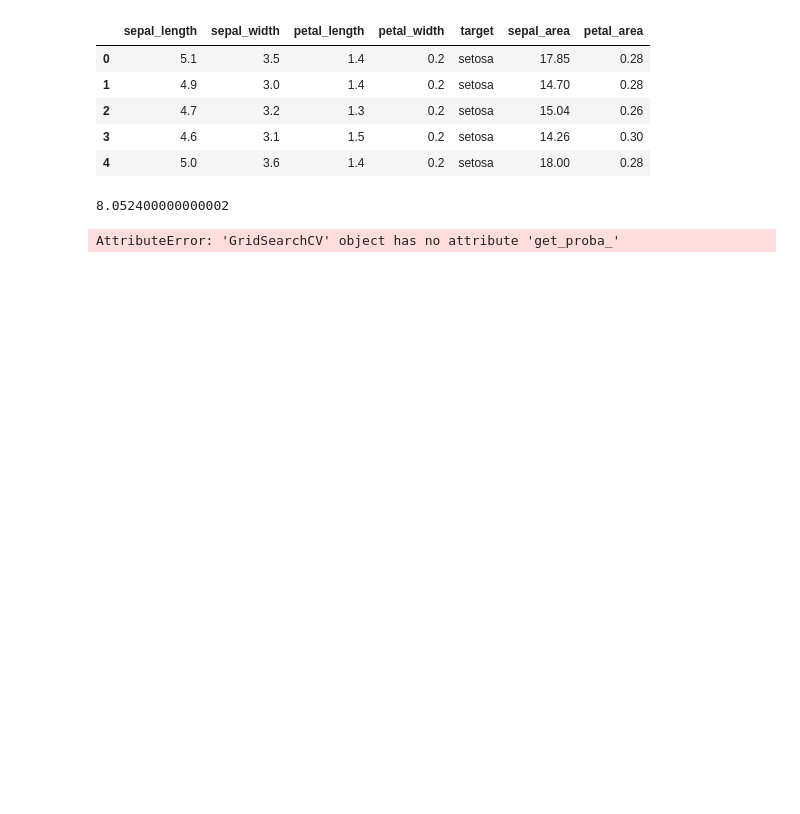
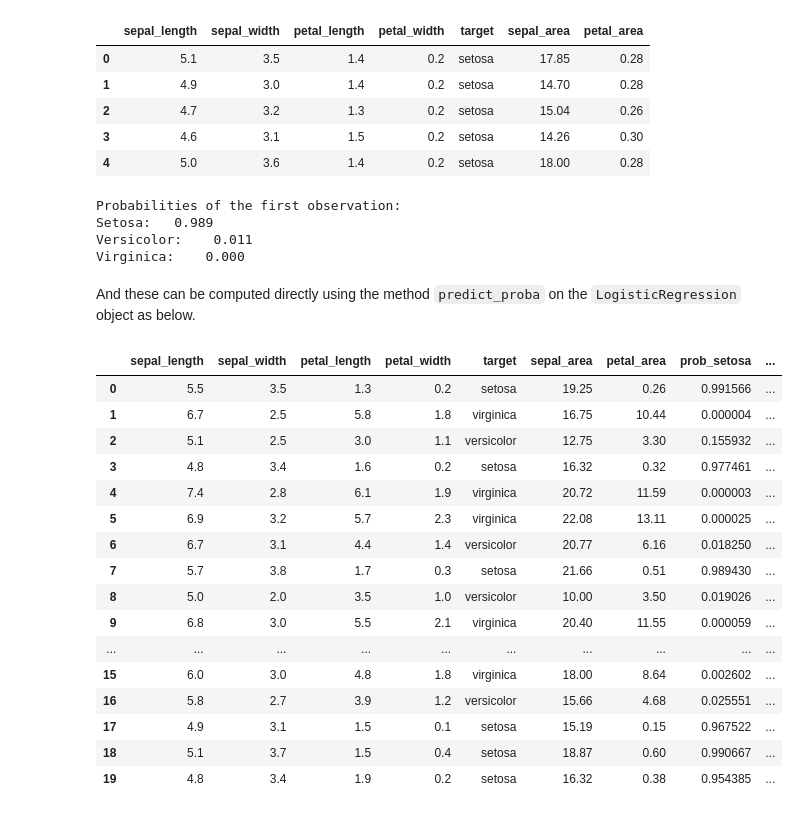
Before and after one commit to amjadfarman/iris_problem, a Jupyter notebook: iris_problem.ipynb, the cells around one changed output. Cells and saved outputs as stored; diff of their text form; code cells hidden in the pictures; blank space fills up the shorter version.

Commit message:
The equation corrected and the final model is used to predict the probabilities

```diff
--- a/iris_problem.ipynb
+++ b/iris_problem.ipynb
@@ -369,11 +364,52 @@ iris_data.head()
 | 2 | 4.7 | 3.2 | 1.3 | 0.2 | setosa | 15.04 | 0.26 |
 | 3 | 4.6 | 3.1 | 1.5 | 0.2 | setosa | 14.26 | 0.30 |
 | 4 | 5.0 | 3.6 | 1.4 | 0.2 | setosa | 18.00 | 0.28 |
-# %%
-10.195-1.134*.2-2.658*1.4+0.34*17.85-0.836*5.1
-# %% [output]
-8.052400000000002
-# %%
-clf.get_proba_
-# %% [output]
-AttributeError: 'GridSearchCV' object has no attribute 'get_proba_'
+# %%
+p1_setosa = np.exp(best_model.best_estimator_.intercept_[0] + sum(best_model.best_estimator_.coef_[0] * iris_data.loc[0, model_features])) \
+/(np.exp(best_model.best_estimator_.intercept_[0] + sum(best_model.best_estimator_.coef_[0] * iris_data.loc[0, model_features])) \
+  + np.exp(best_model.best_estimator_.intercept_[1] + sum(best_model.best_estimator_.coef_[1] * iris_data.loc[0, model_features])) \
+  + np.exp(best_model.best_estimator_.intercept_[2] + sum(best_model.best_estimator_.coef_[2] * iris_data.loc[0, model_features])))
+p1_versicolor = np.exp(best_model.best_estimator_.intercept_[1] + sum(best_model.best_estimator_.coef_[1] * iris_data.loc[0, model_features])) \
+/(np.exp(best_model.best_estimator_.intercept_[0] + sum(best_model.best_estimator_.coef_[0] * iris_data.loc[0, model_features])) \
+  + np.exp(best_model.best_estimator_.intercept_[1] + sum(best_model.best_estimator_.coef_[1] * iris_data.loc[0, model_features])) \
+  + np.exp(best_model.best_estimator_.intercept_[2] + sum(best_model.best_estimator_.coef_[2] * iris_data.loc[0, model_features])))
+p1_virginica = np.exp(best_model.best_estimator_.intercept_[2] + sum(best_model.best_estimator_.coef_[2] * iris_data.loc[0, model_features])) \
+/(np.exp(best_model.best_estimator_.intercept_[0] + sum(best_model.best_estimator_.coef_[0] * iris_data.loc[0, model_features])) \
+  + np.exp(best_model.best_estimator_.intercept_[1] + sum(best_model.best_estimator_.coef_[1] * iris_data.loc[0, model_features])) \
+  + np.exp(best_model.best_estimator_.intercept_[2] + sum(best_model.best_estimator_.coef_[2] * iris_data.loc[0, model_features])))
+print("Probabilities of the first observation:\nSetosa:  "
+      , "{0:.3f}".format(p1_setosa)
+      , "\nVersicolor:   ", "{0:.3f}".format(p1_versicolor)
+     , "\nVirginica:   ", "{0:.3f}".format(p1_virginica))
+# %% [output]
+Probabilities of the first observation:
+Setosa:   0.989
+Versicolor:    0.011
+Virginica:    0.000
+# %% [markdown]
+And these can be computed directly using the method `predict_proba` on the `LogisticRegression` object as below.
+# %%
+probabilities = clf.predict_proba(iris_data[model_features])
+iris_data['prob_setosa'] = probabilities[:,0]
+iris_data['prob_versicolor'] = probabilities[:,1]
+iris_data['prob_virginica'] = probabilities[:,2]
+iris_data = iris_data.sample(frac=1).reset_index(drop=True)
+iris_data.head(20)
+# %% [output]
+|  | sepal_length | sepal_width | petal_length | petal_width | target | sepal_area | petal_area | prob_setosa | ... |
+| 0 | 5.5 | 3.5 | 1.3 | 0.2 | setosa | 19.25 | 0.26 | 0.991566 | ... |
+| 1 | 6.7 | 2.5 | 5.8 | 1.8 | virginica | 16.75 | 10.44 | 0.000004 | ... |
+| 2 | 5.1 | 2.5 | 3.0 | 1.1 | versicolor | 12.75 | 3.30 | 0.155932 | ... |
+| 3 | 4.8 | 3.4 | 1.6 | 0.2 | setosa | 16.32 | 0.32 | 0.977461 | ... |
+| 4 | 7.4 | 2.8 | 6.1 | 1.9 | virginica | 20.72 | 11.59 | 0.000003 | ... |
+| 5 | 6.9 | 3.2 | 5.7 | 2.3 | virginica | 22.08 | 13.11 | 0.000025 | ... |
+| 6 | 6.7 | 3.1 | 4.4 | 1.4 | versicolor | 20.77 | 6.16 | 0.018250 | ... |
+| 7 | 5.7 | 3.8 | 1.7 | 0.3 | setosa | 21.66 | 0.51 | 0.989430 | ... |
+| 8 | 5.0 | 2.0 | 3.5 | 1.0 | versicolor | 10.00 | 3.50 | 0.019026 | ... |
+| 9 | 6.8 | 3.0 | 5.5 | 2.1 | virginica | 20.40 | 11.55 | 0.000059 | ... |
+| ... | ... | ... | ... | ... | ... | ... | ... | ... | ... |
+| 15 | 6.0 | 3.0 | 4.8 | 1.8 | virginica | 18.00 | 8.64 | 0.002602 | ... |
+| 16 | 5.8 | 2.7 | 3.9 | 1.2 | versicolor | 15.66 | 4.68 | 0.025551 | ... |
+| 17 | 4.9 | 3.1 | 1.5 | 0.1 | setosa | 15.19 | 0.15 | 0.967522 | ... |
+| 18 | 5.1 | 3.7 | 1.5 | 0.4 | setosa | 18.87 | 0.60 | 0.990667 | ... |
+| 19 | 4.8 | 3.4 | 1.9 | 0.2 | setosa | 16.32 | 0.38 | 0.954385 | ... |
```
Also changed, not shown: parts of 5 cells of this notebook.
